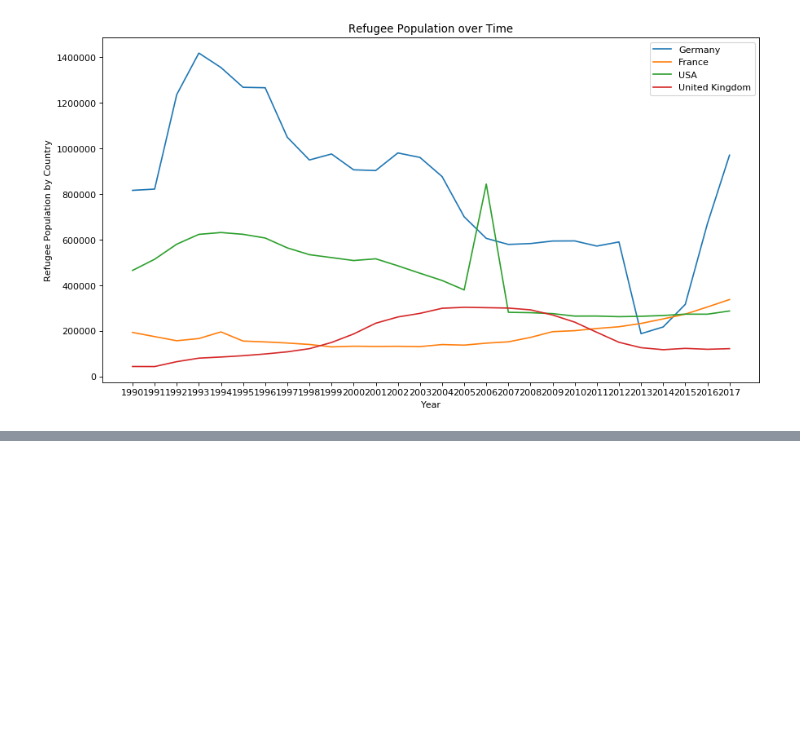
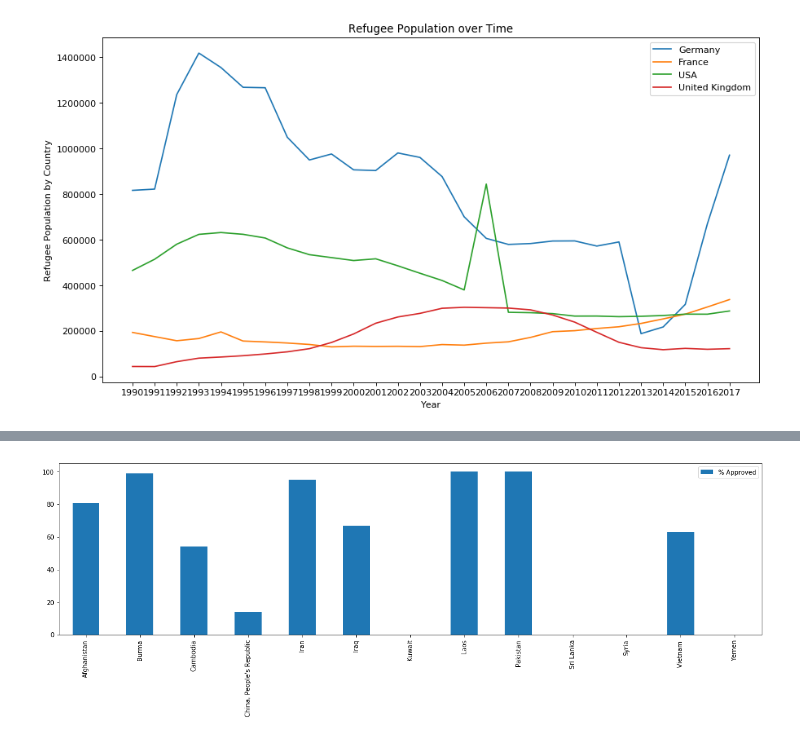
Before and after one commit to jordanrmess/USrefugees, a Jupyter notebook: final.ipynb, the cells around one changed output, grey strips where cells are left out. Saved outputs shown, nothing was run; the diff lists cells and outputs as text; code cells hidden in the pictures; blank space fills up the shorter version.

```diff
--- a/final.ipynb
+++ b/final.ipynb
@@ -183,0 +199,9 @@ plt.show()
+# %%
+df_asia = df.iloc[28:41]
+index= df_asia['Region and country of birth'].values
+percentApproved = pd.to_numeric(df_asia['Percent approved']).values
+
+df_new = pd.DataFrame({'% Approved': percentApproved}, index=index)
+ax1 = df_new.plot.bar(figsize=(20,5))
+# %% [output]
+[figure, added]
```
Also changed, not shown: parts of 18 cells of this notebook, 18 other files.
